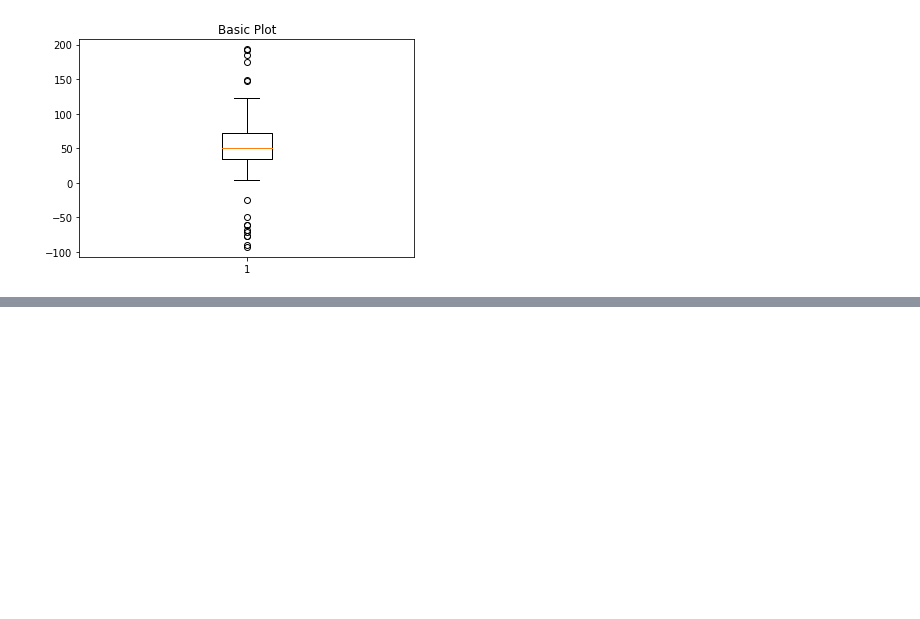
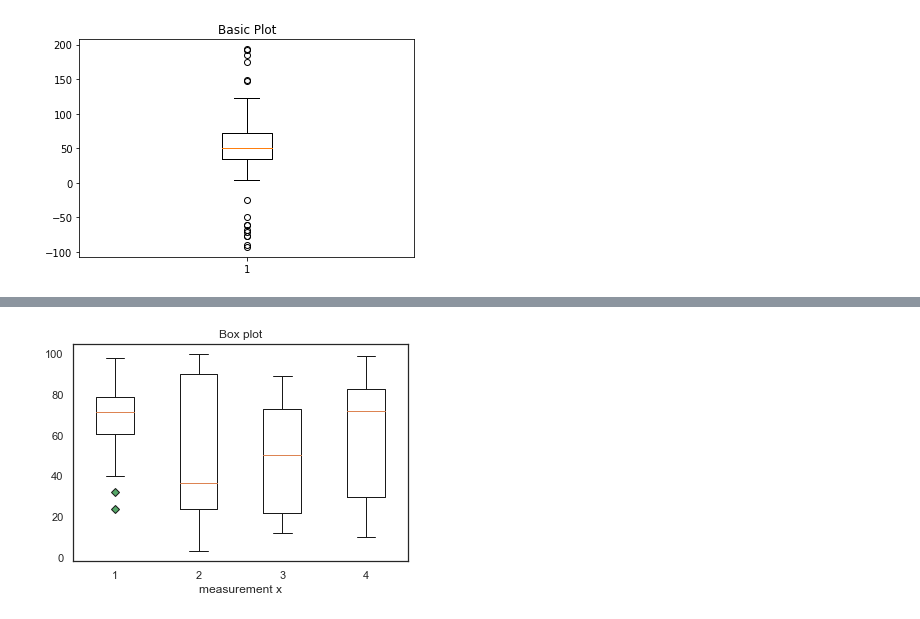
Before and after one commit to ClaireDrummond/Fundamentals-Project-2018, a Jupyter notebook: Box Plots.ipynb, the cells around one changed output, grey strips where cells are left out. Saved outputs shown, nothing was run; the diff lists cells and outputs as text; code cells hidden in the pictures; blank space fills up the shorter version.

```diff
--- a/Box Plots.ipynb
+++ b/Box Plots.ipynb
@@ -70,0 +108,9 @@ ax1.boxplot(data)
+# %%
+dataframes=[df1,df2,df3,df4]
+plt.xlabel('measurement x')
+t = plt.title('Box plot')
+green_diamond = dict(markerfacecolor='g', marker='D')
+plt.boxplot(dataframes, flierprops=green_diamond)
+plt.show()
+# %% [output]
+[figure, added]
```
Also changed, not shown: parts of 5 cells of this notebook, 1 other file.
